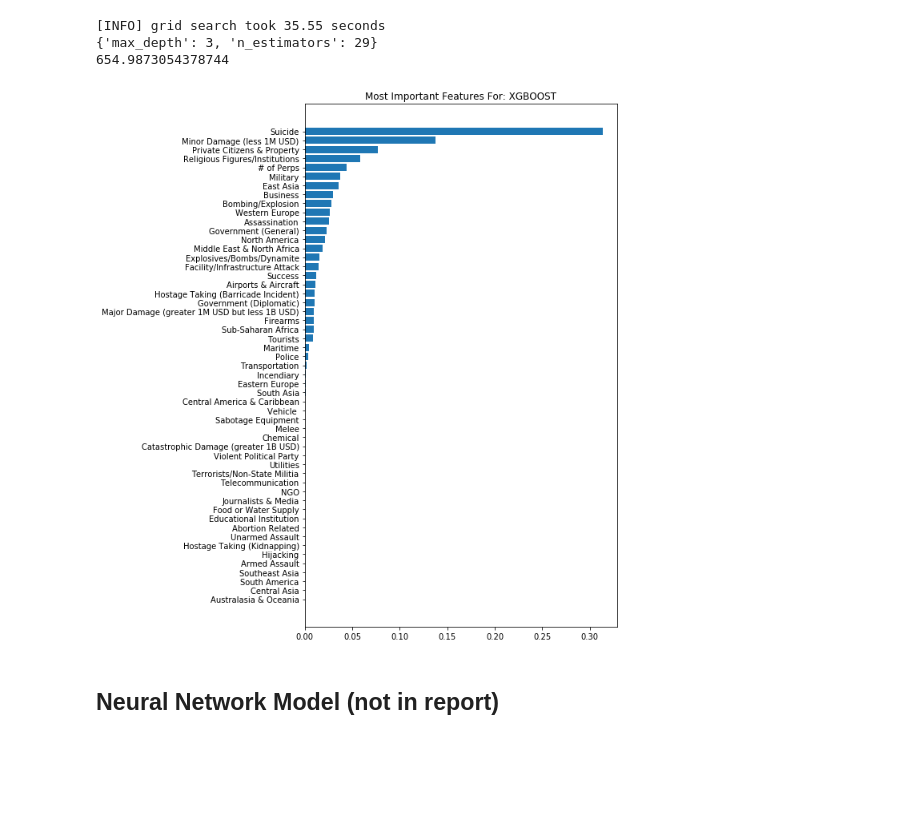
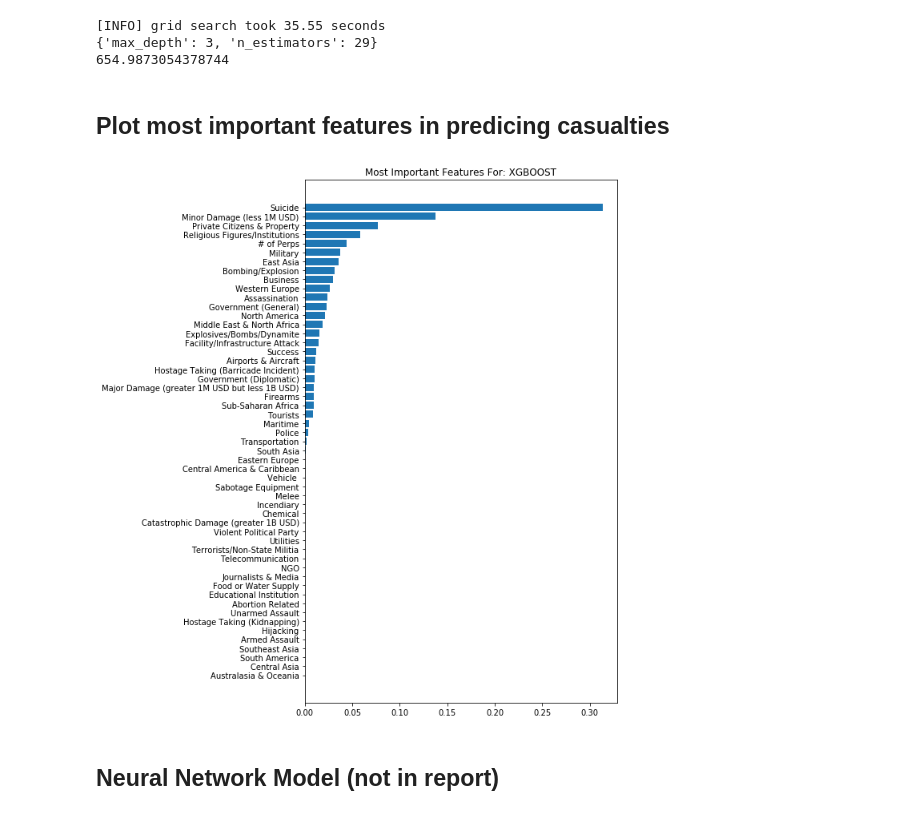
Before and after one commit to ml874/Exploring-the-Deadliness-of-Terrorist-Attacks, a Jupyter notebook: Model.ipynb, the cells around one changed output. Saved outputs shown, nothing was run; the diff lists cells and outputs as text; code cells hidden in the pictures; blank space fills up the shorter version.

```diff
--- a/Model.ipynb
+++ b/Model.ipynb
@@ -236,19 +234,21 @@ print(-model.best_score_)
+# %% [markdown]
+## Plot most important features in predicing casualties
 # %%
 from matplotlib import pyplot as plt
 
-def plotting_feature(feature_importances, class_name):
+def plotting_important_feature(feature_importances, class_name):
     final = [x for x in zip(X_train, feature_importances)]
     final.sort(key = lambda final: final[1])
     plt.rcParams["figure.figsize"] = [7,12]
     plt.barh([x[0] for x in final], [x[1] for x in final])
     plt.title("Most Important Features For: " + str(class_name))
     plt.show()
 
 xgboost_model = GradientBoostingRegressor(n_estimators=39, learning_rate=0.1, max_depth=3)
 xgboost_model.fit(X_train, y_train)
-plotting_feature(xgboost_model.feature_importances_, 'XGBOOST')
+plotting_important_feature(xgboost_model.feature_importances_, 'XGBOOST')
 # %% [output]
-[figure, old version]
+[figure, new version]
 # %% [markdown]
 ## Neural Network Model (not in report)
 # %%
```
Also changed, not shown: parts of 1 cell of this notebook, 3 other files.
